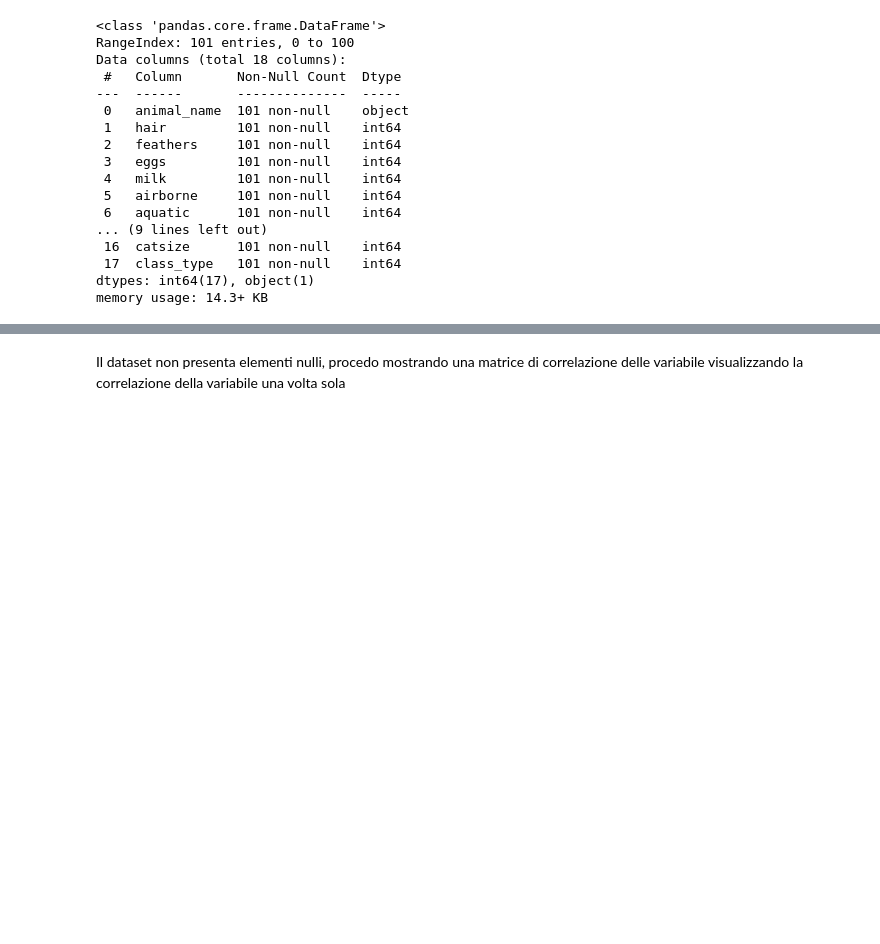
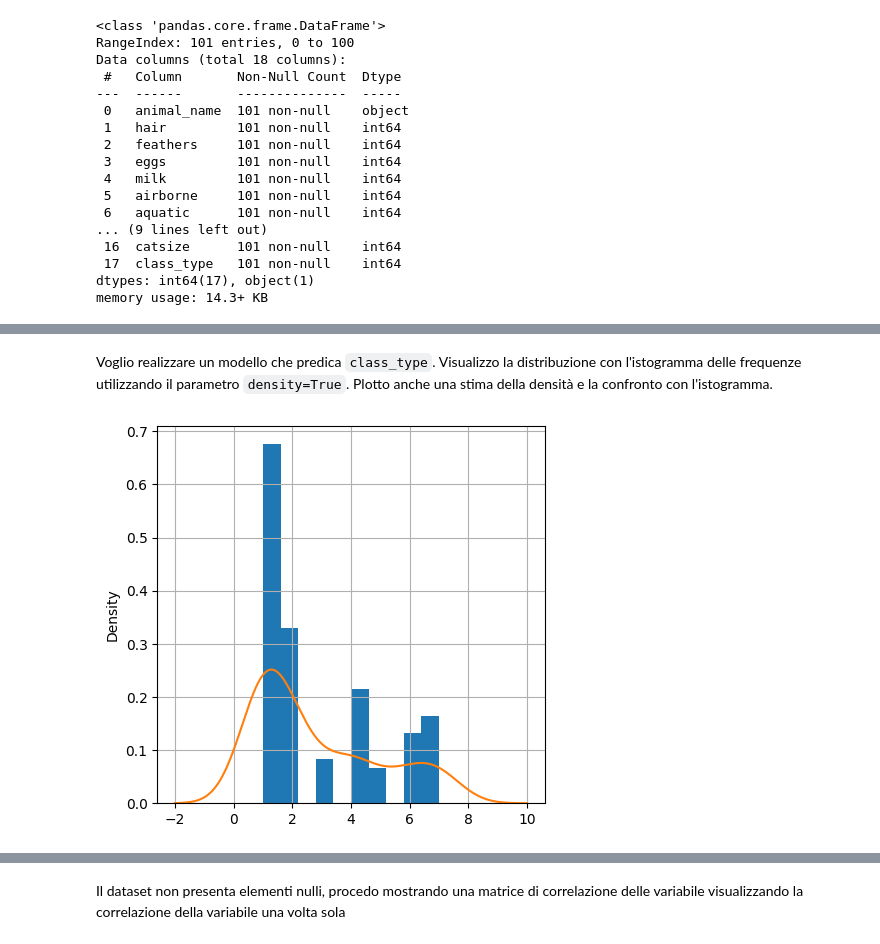
Before and after one commit to khalld/animals-zoo-classification, a Jupyter notebook: code.ipynb, the cells around one changed output, grey strips where cells are left out. Saved outputs shown, nothing was run; the diff lists cells and outputs as text; code cells hidden in the pictures; blank space fills up the shorter version.

```diff
--- a/code.ipynb
+++ b/code.ipynb
@@ -48,0 +90,10 @@ memory usage: 14.3+ KB
+# %% [markdown]
+Voglio realizzare un modello che predica `class_type`. Visualizzo la distribuzione con l'istogramma delle frequenze utilizzando il parametro `density=True`. Plotto anche una stima della densità e la confronto con l'istogramma.
+# %%
+plt.rcParams.update({'figure.figsize':(5,5), 'figure.dpi':100})
+df['class_type'].plot.hist(density=True) # è equivalente adf['class_type'].max() / len(df['class_type'])
+df['class_type'].plot.density()
+plt.grid(True)
+plt.show()
+# %% [output]
+[figure, added]
```
Also changed, not shown: parts of 11 cells of this notebook.
